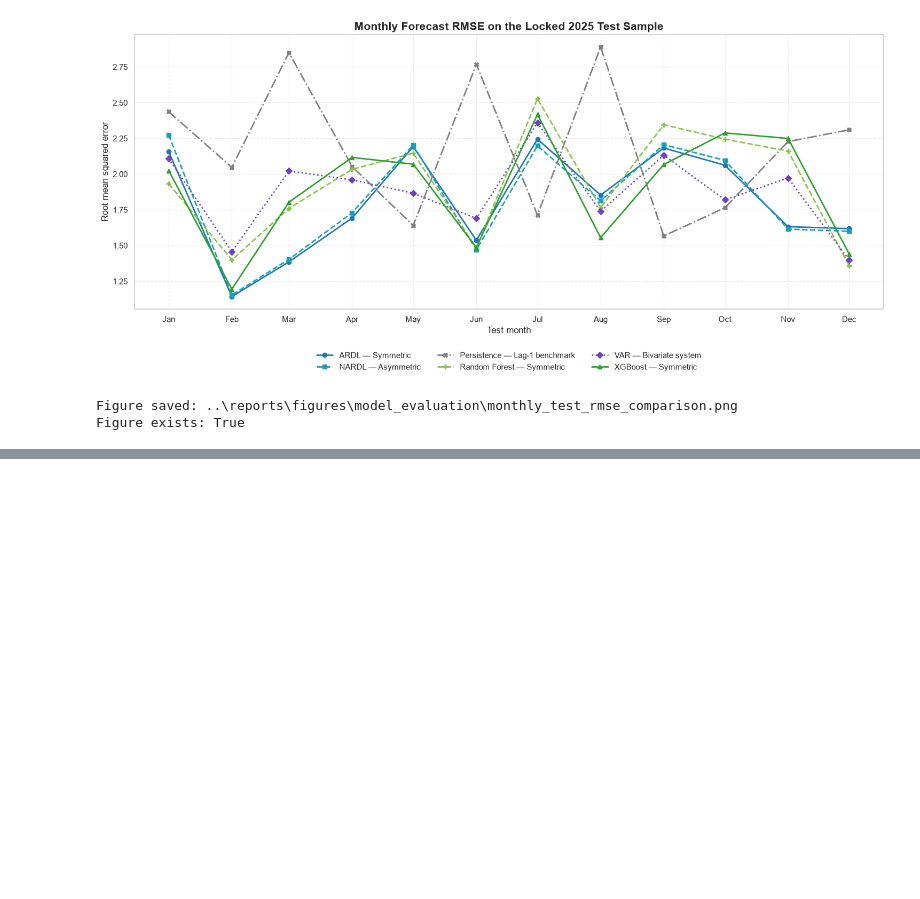
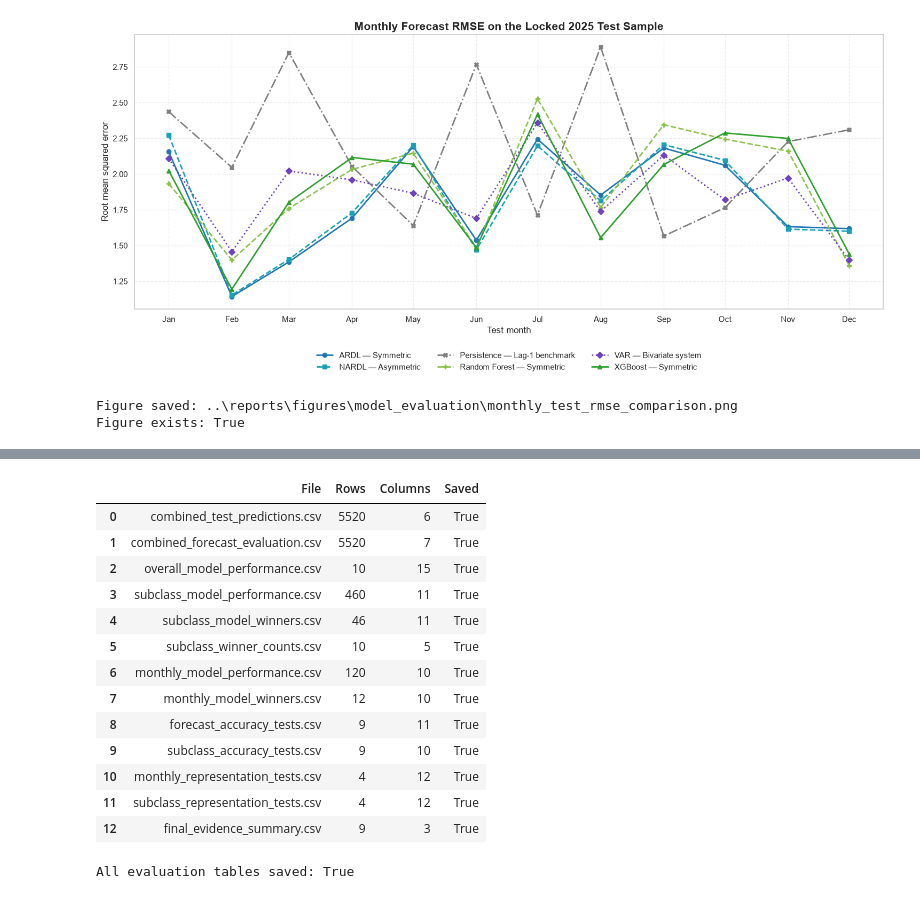
Before and after one commit to MasindiManaga/ERPT_ML_Research, a Jupyter notebook: notebooks/09_Machine_Learning_Evaluation_and_Comparison.ipynb, the cells around one changed output, grey strips where cells are left out. Cells and saved outputs as stored; diff of their text form; code cells hidden in the pictures; blank space fills up the shorter version.

```diff
--- a/notebooks/09_Machine_Learning_Evaluation_and_Comparison.ipynb
+++ b/notebooks/09_Machine_Learning_Evaluation_and_Comparison.ipynb
@@ -3580,0 +4143,80 @@ Figure exists: True
+# %%
+# export final Notebook 9 tables
+
+evaluation_table_directory = Path(
+    "../reports/tables/model_evaluation"
+)
+evaluation_table_directory.mkdir(
+    parents=True,
+    exist_ok=True,
+)
+
+tables_to_export = {
+    "combined_test_predictions.csv": all_test_predictions,
+    "combined_forecast_evaluation.csv": (
+        all_forecast_evaluation_data
+    ),
+    "overall_model_performance.csv": all_test_model_results,
+    "subclass_model_performance.csv": (
+        combined_subclass_results
+    ),
+    "subclass_model_winners.csv": (
+        combined_subclass_winners
+    ),
+    "subclass_winner_counts.csv": subclass_winner_counts,
+    "monthly_model_performance.csv": combined_monthly_results,
+    "monthly_model_winners.csv": combined_monthly_winners,
+    "forecast_accuracy_tests.csv": forecast_accuracy_tests,
+    "subclass_accuracy_tests.csv": subclass_accuracy_tests,
+    "monthly_representation_tests.csv": (
+        monthly_representation_tests
+    ),
+    "subclass_representation_tests.csv": (
+        subclass_representation_tests
+    ),
+    "final_evidence_summary.csv": final_evidence_summary,
+}
+
+export_records = []
+
+for file_name, table in tables_to_export.items():
+    output_path = evaluation_table_directory / file_name
+
+    table.to_csv(
+        output_path,
+        index=False,
+    )
+
+    export_records.append(
+        {
+            "File": file_name,
+            "Rows": len(table),
+            "Columns": len(table.columns),
+            "Saved": output_path.exists(),
+        }
+    )
+
+evaluation_export_summary = pd.DataFrame(export_records)
+
+display(evaluation_export_summary)
+
+print(
+    "All evaluation tables saved:",
+    evaluation_export_summary["Saved"].all(),
+)
+# %% [output]
+|  | File | Rows | Columns | Saved |
+| 0 | combined_test_predictions.csv | 5520 | 6 | True |
+| 1 | combined_forecast_evaluation.csv | 5520 | 7 | True |
+| 2 | overall_model_performance.csv | 10 | 15 | True |
+| 3 | subclass_model_performance.csv | 460 | 11 | True |
+| 4 | subclass_model_winners.csv | 46 | 11 | True |
+| 5 | subclass_winner_counts.csv | 10 | 5 | True |
+| 6 | monthly_model_performance.csv | 120 | 10 | True |
+| 7 | monthly_model_winners.csv | 12 | 10 | True |
+| 8 | forecast_accuracy_tests.csv | 9 | 11 | True |
+| 9 | subclass_accuracy_tests.csv | 9 | 10 | True |
+| 10 | monthly_representation_tests.csv | 4 | 12 | True |
+| 11 | subclass_representation_tests.csv | 4 | 12 | True |
+| 12 | final_evidence_summary.csv | 9 | 3 | True |
+All evaluation tables saved: True
```
Also changed, not shown: parts of 15 cells of this notebook, 20 other files.
